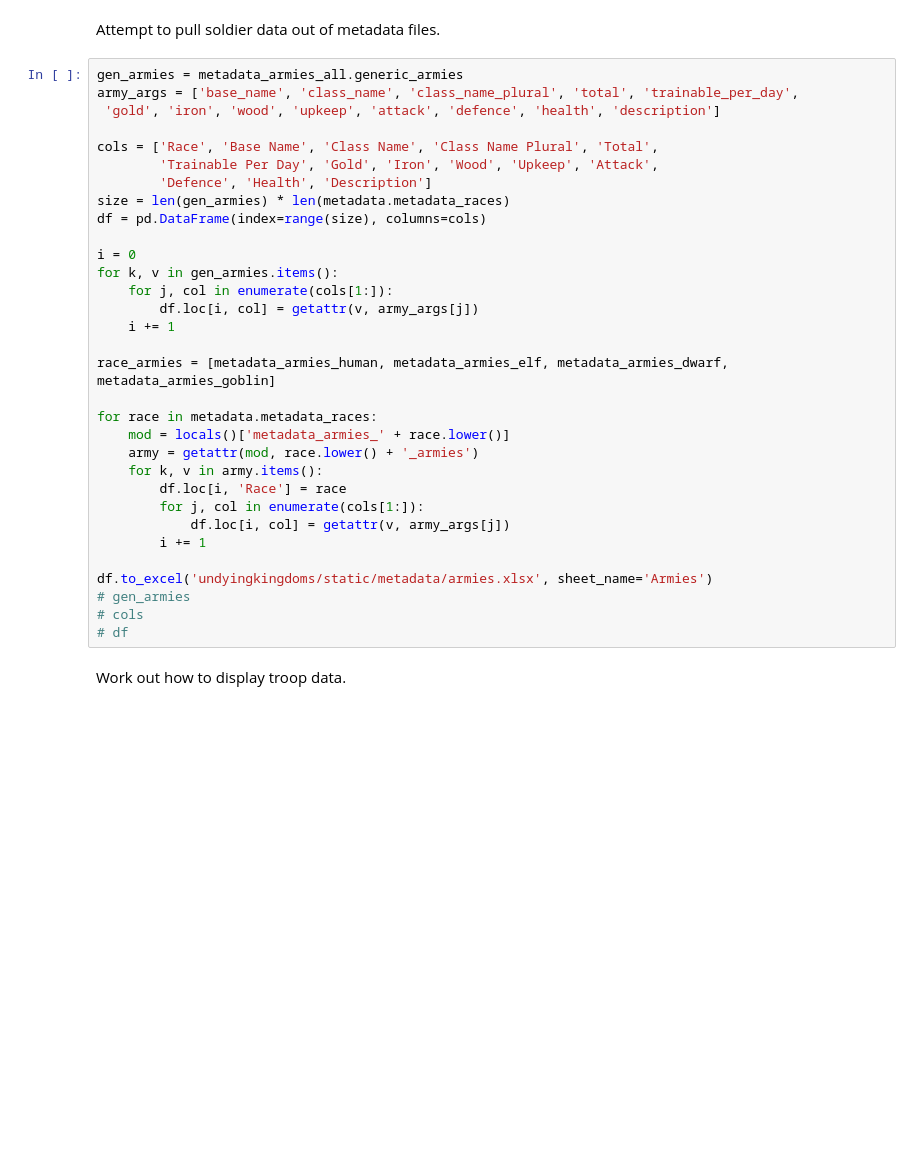
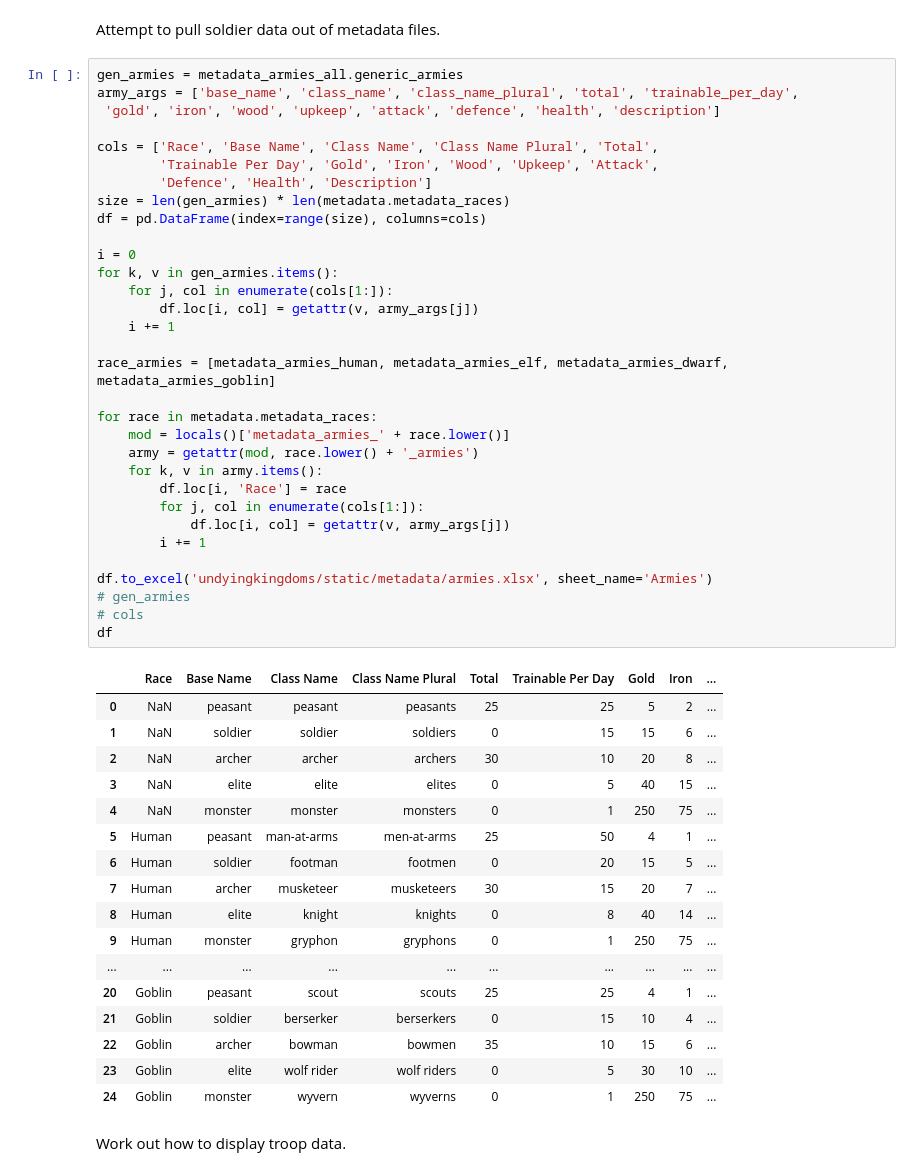
Before and after one commit to elthran/UndyingKingdoms, a Jupyter notebook: jupyter_meta_parser.ipynb, the cells around one changed output. Drawn from its saved outputs; the diff is of its cells as text; blank space fills up the shorter version.

```diff
--- a/jupyter_meta_parser.ipynb
+++ b/jupyter_meta_parser.ipynb
@@ -132,34 +132,52 @@ Attempt to pull soldier data out of metadata files.
 gen_armies = metadata_armies_all.generic_armies
 army_args = ['base_name', 'class_name', 'class_name_plural', 'total', 'trainable_per_day',
  'gold', 'iron', 'wood', 'upkeep', 'attack', 'defence', 'health', 'description']
 
 cols = ['Race', 'Base Name', 'Class Name', 'Class Name Plural', 'Total',
         'Trainable Per Day', 'Gold', 'Iron', 'Wood', 'Upkeep', 'Attack',
         'Defence', 'Health', 'Description']
 size = len(gen_armies) * len(metadata.metadata_races)
 df = pd.DataFrame(index=range(size), columns=cols)
 
 i = 0
 for k, v in gen_armies.items():
     for j, col in enumerate(cols[1:]):
         df.loc[i, col] = getattr(v, army_args[j])
     i += 1
 
 race_armies = [metadata_armies_human, metadata_armies_elf, metadata_armies_dwarf, metadata_armies_goblin]
 
 for race in metadata.metadata_races:
     mod = locals()['metadata_armies_' + race.lower()]
     army = getattr(mod, race.lower() + '_armies')
     for k, v in army.items():
         df.loc[i, 'Race'] = race
         for j, col in enumerate(cols[1:]):
             df.loc[i, col] = getattr(v, army_args[j])
         i += 1
 
 df.to_excel('undyingkingdoms/static/metadata/armies.xlsx', sheet_name='Armies')
 # gen_armies
 # cols
-# df
+df
+# %% [output]
+|  | Race | Base Name | Class Name | Class Name Plural | Total | Trainable Per Day | Gold | Iron | ... |
+| 0 | NaN | peasant | peasant | peasants | 25 | 25 | 5 | 2 | ... |
+| 1 | NaN | soldier | soldier | soldiers | 0 | 15 | 15 | 6 | ... |
+| 2 | NaN | archer | archer | archers | 30 | 10 | 20 | 8 | ... |
+| 3 | NaN | elite | elite | elites | 0 | 5 | 40 | 15 | ... |
+| 4 | NaN | monster | monster | monsters | 0 | 1 | 250 | 75 | ... |
+| 5 | Human | peasant | man-at-arms | men-at-arms | 25 | 50 | 4 | 1 | ... |
+| 6 | Human | soldier | footman | footmen | 0 | 20 | 15 | 5 | ... |
+| 7 | Human | archer | musketeer | musketeers | 30 | 15 | 20 | 7 | ... |
+| 8 | Human | elite | knight | knights | 0 | 8 | 40 | 14 | ... |
+| 9 | Human | monster | gryphon | gryphons | 0 | 1 | 250 | 75 | ... |
+| ... | ... | ... | ... | ... | ... | ... | ... | ... | ... |
+| 20 | Goblin | peasant | scout | scouts | 25 | 25 | 4 | 1 | ... |
+| 21 | Goblin | soldier | berserker | berserkers | 0 | 15 | 10 | 4 | ... |
+| 22 | Goblin | archer | bowman | bowmen | 35 | 10 | 15 | 6 | ... |
+| 23 | Goblin | elite | wolf rider | wolf riders | 0 | 5 | 30 | 10 | ... |
+| 24 | Goblin | monster | wyvern | wyverns | 0 | 1 | 250 | 75 | ... |
 # %% [markdown]
 Work out how to display troop data.
 # %%
```
Also changed, not shown: parts of 1 cell of this notebook, 16 other files.
